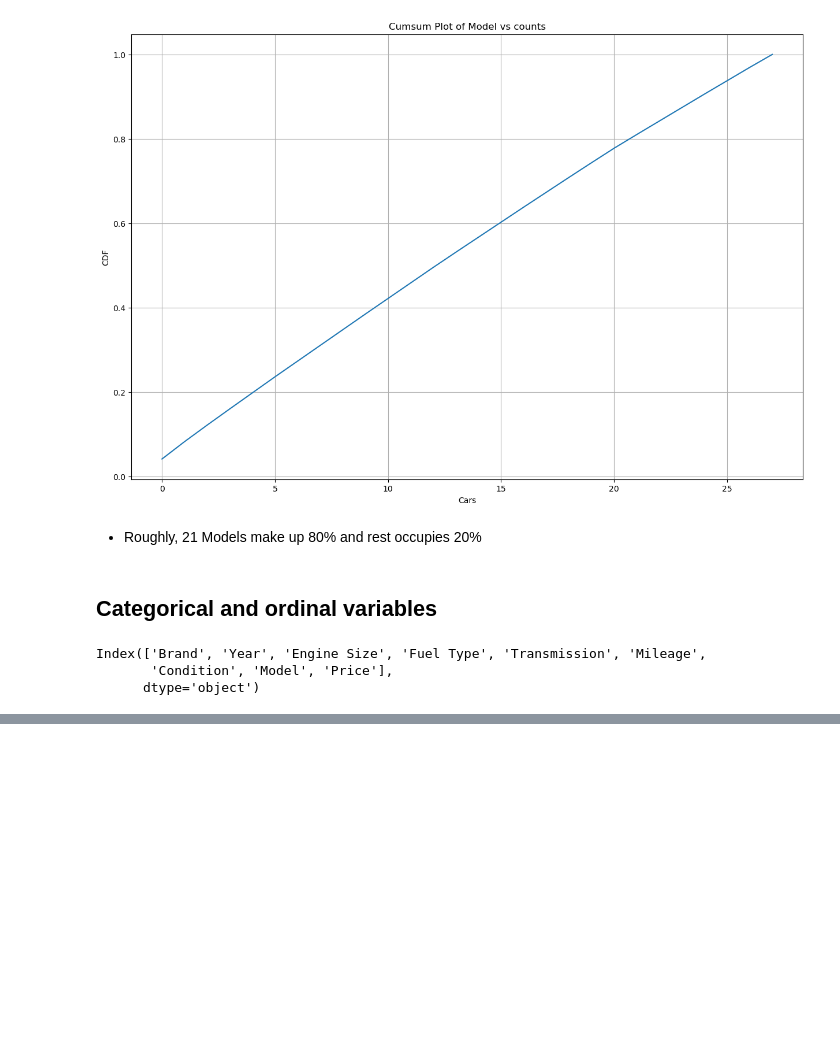
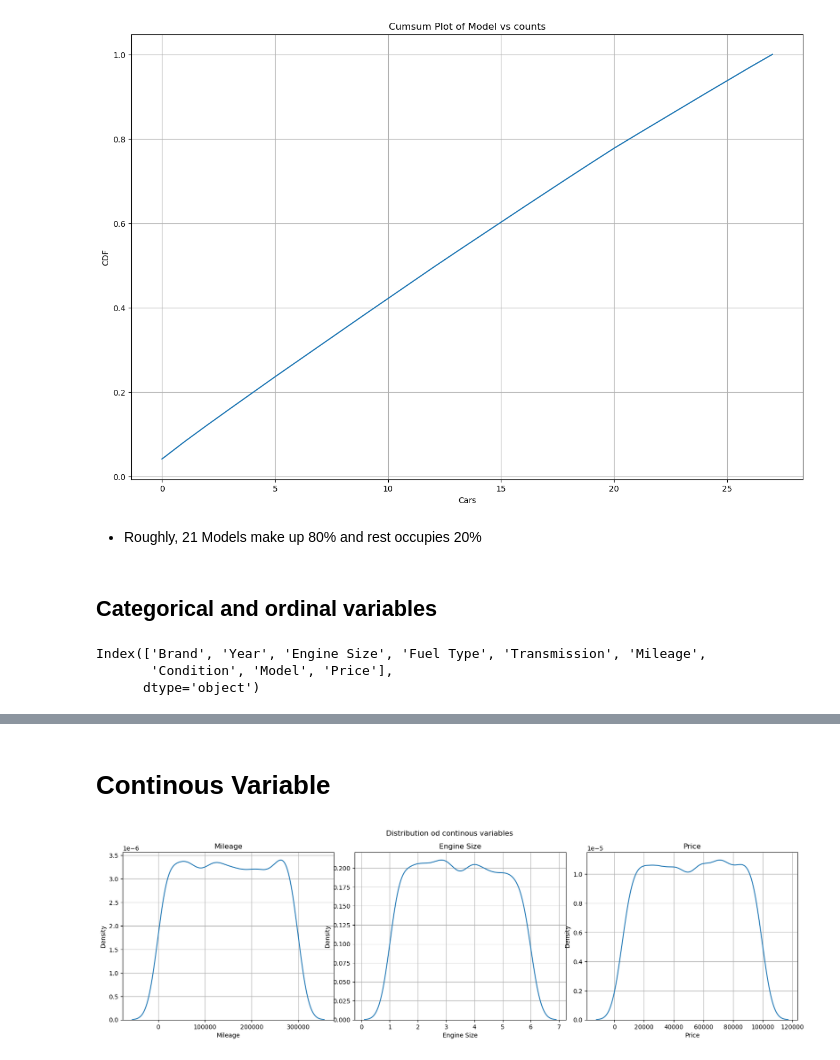
Before and after one commit to zakianazzum/car_price_prediction, a Jupyter notebook: test.ipynb, the cells around one changed output, grey strips where cells are left out. Cells and saved outputs as stored; diff of their text form; code cells hidden in the pictures; blank space fills up the shorter version.

```diff
--- a/test.ipynb
+++ b/test.ipynb
@@ -144,0 +166,17 @@ plt.show()
+# %% [markdown]
+# Continous Variable
+# %%
+con_col = ['Mileage','Engine Size', 'Price']
+
+fig, axes = plt.subplots(1,3, figsize=(20,5))
+fig.subplots_adjust(wspace=0.1, hspace=0.3)
+fig.suptitle('Distribution od continous variables', fontsize=12)
+axes = axes.ravel()
+
+for i,col in enumerate(con_col):
+    sns.kdeplot((df[col][~pd.isna(df[col])]), ax = axes[i])
+    axes[i].set_title(col, fontsize=12)
+    axes[i].grid(True)
+plt.show()
+# %% [output]
+[figure, added]
```
Also changed, not shown: parts of 12 cells of this notebook.
